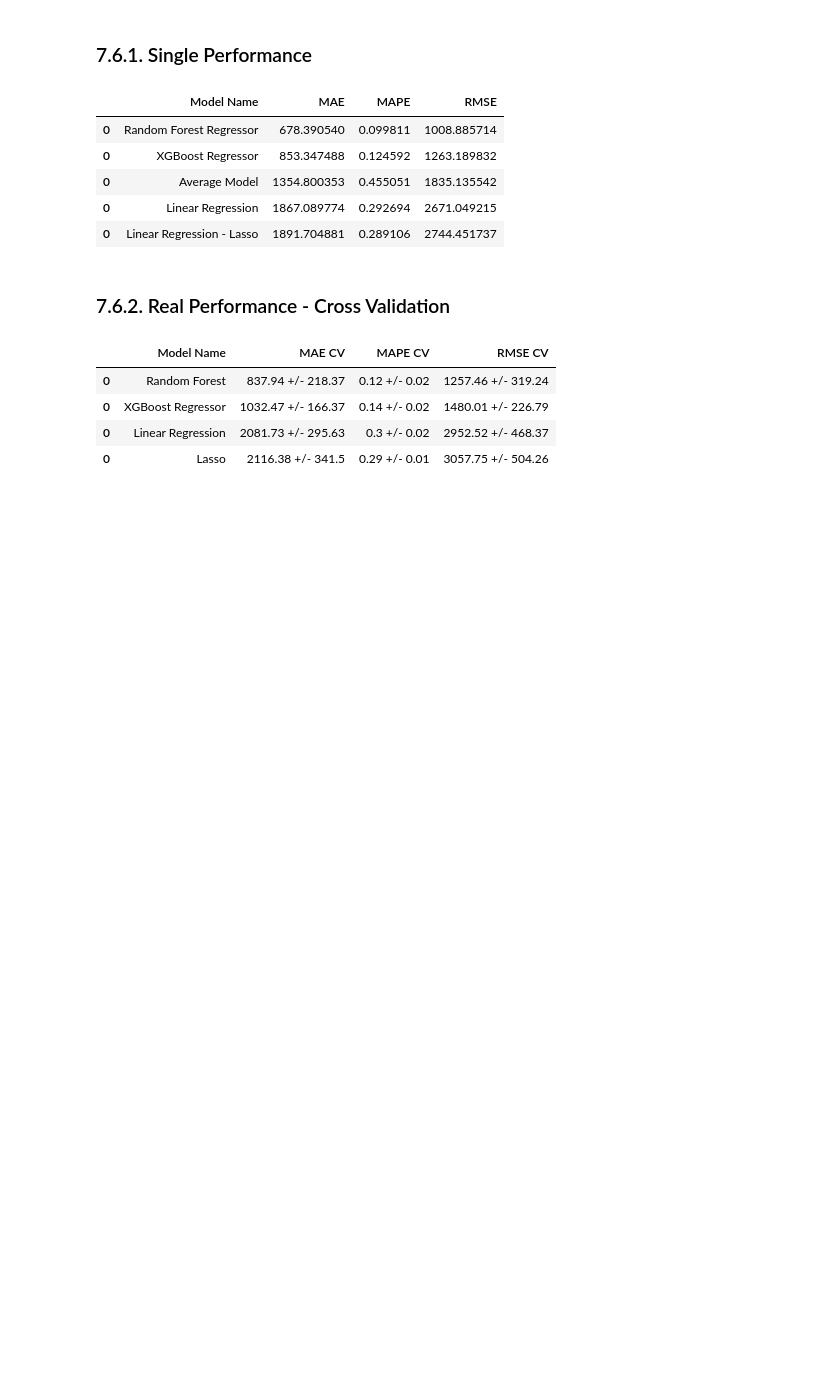
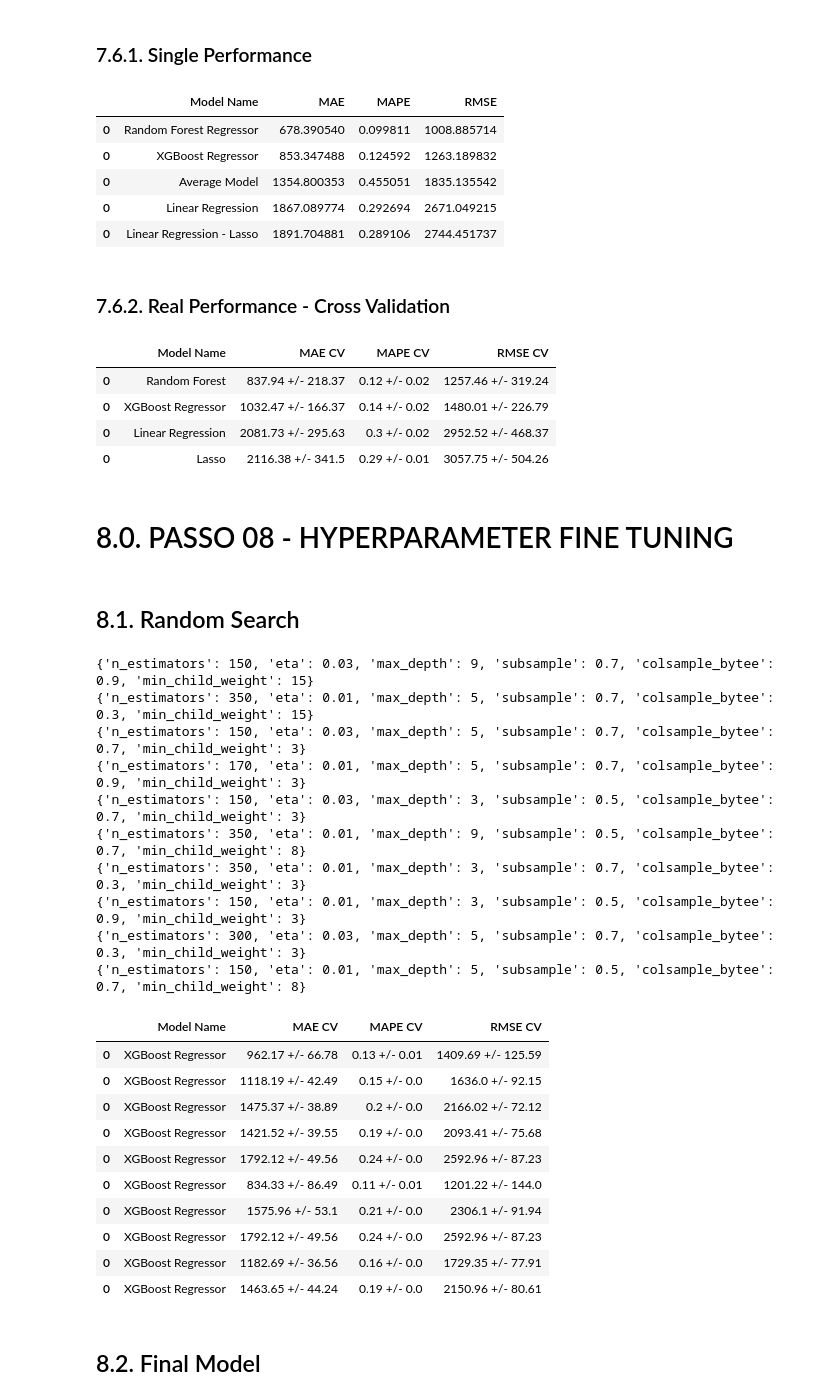
Before and after one commit to brunosmenezes/datascienceemproducao, a Jupyter notebook: m07_v01_store_sales_prediction.ipynb, the cells around one changed output. Drawn from its saved outputs; the diff is of its cells as text; code cells hidden in the pictures; blank space fills up the shorter version.

Commit message:
hyper tuning finished

```diff
--- a/m07_v01_store_sales_prediction.ipynb
+++ b/m07_v01_store_sales_prediction.ipynb
@@ -1255,3 +1255,7 @@ modelling_result_cv.sort_values('RMSE CV')
 | 0 | XGBoost Regressor | 1032.47 +/- 166.37 | 0.14 +/- 0.02 | 1480.01 +/- 226.79 |
 | 0 | Linear Regression | 2081.73 +/- 295.63 | 0.3 +/- 0.02 | 2952.52 +/- 468.37 |
 | 0 | Lasso | 2116.38 +/- 341.5 | 0.29 +/- 0.01 | 3057.75 +/- 504.26 |
+# %% [markdown]
+# 8.0. PASSO 08 - HYPERPARAMETER FINE TUNING
+# %% [markdown]
+## 8.1. Random Search
@@ -1257,0 +1266,59 @@ modelling_result_cv.sort_values('RMSE CV')
+# %%
+param = {
+    'n_estimators': [150, 170, 250, 300, 350],
+    'eta': [0.01, 0.03],
+    'max_depth': [3, 5, 9],
+    'subsample': [0.1, 0.5, 0.7],
+    'colsample_bytee': [0.3, 0.7, 0.9],
+    'min_child_weight':[3, 8, 15]
+        }
+
+MAX_EVAL = 10
+# %%
+final_result = pd.DataFrame()
+
+for i in range(MAX_EVAL):
+    # Choose values for parameters randomly
+    hp = {k: random.sample(v, 1)[0]for k, v in param.items()}
+    print(hp)
+
+    # model
+    model_xgb = xgb.XGBRegressor(objective = 'reg:squarederror',
+                                 n_estimators = hp['n_estimators'],
+                                 eta = hp['eta'],
+                                 max_depth = hp['max_depth'],
+                                 subsample = hp['subsample'],
+                                 colsample_bytee = hp['colsample_bytee'],
+                                 min_child_weight = hp['min_child_weight']
+                                )
+
+
+    # performance
+    result = cross_validation(x_training, 2, 'XGBoost Regressor', model_xgb, verbose = False)
+    final_result = pd.concat([final_result, result])
+
+final_result
+# %% [output]
+{'n_estimators': 150, 'eta': 0.03, 'max_depth': 9, 'subsample': 0.7, 'colsample_bytee': 0.9, 'min_child_weight': 15}
+{'n_estimators': 350, 'eta': 0.01, 'max_depth': 5, 'subsample': 0.7, 'colsample_bytee': 0.3, 'min_child_weight': 15}
+{'n_estimators': 150, 'eta': 0.03, 'max_depth': 5, 'subsample': 0.7, 'colsample_bytee': 0.7, 'min_child_weight': 3}
+{'n_estimators': 170, 'eta': 0.01, 'max_depth': 5, 'subsample': 0.7, 'colsample_bytee': 0.9, 'min_child_weight': 3}
+{'n_estimators': 150, 'eta': 0.03, 'max_depth': 3, 'subsample': 0.5, 'colsample_bytee': 0.7, 'min_child_weight': 3}
+{'n_estimators': 350, 'eta': 0.01, 'max_depth': 9, 'subsample': 0.5, 'colsample_bytee': 0.7, 'min_child_weight': 8}
+{'n_estimators': 350, 'eta': 0.01, 'max_depth': 3, 'subsample': 0.7, 'colsample_bytee': 0.3, 'min_child_weight': 3}
+{'n_estimators': 150, 'eta': 0.01, 'max_depth': 3, 'subsample': 0.5, 'colsample_bytee': 0.9, 'min_child_weight': 3}
+{'n_estimators': 300, 'eta': 0.03, 'max_depth': 5, 'subsample': 0.7, 'colsample_bytee': 0.3, 'min_child_weight': 3}
+{'n_estimators': 150, 'eta': 0.01, 'max_depth': 5, 'subsample': 0.5, 'colsample_bytee': 0.7, 'min_child_weight': 8}
+|  | Model Name | MAE CV | MAPE CV | RMSE CV |
+| 0 | XGBoost Regressor | 962.17 +/- 66.78 | 0.13 +/- 0.01 | 1409.69 +/- 125.59 |
+| 0 | XGBoost Regressor | 1118.19 +/- 42.49 | 0.15 +/- 0.0 | 1636.0 +/- 92.15 |
+| 0 | XGBoost Regressor | 1475.37 +/- 38.89 | 0.2 +/- 0.0 | 2166.02 +/- 72.12 |
+| 0 | XGBoost Regressor | 1421.52 +/- 39.55 | 0.19 +/- 0.0 | 2093.41 +/- 75.68 |
+| 0 | XGBoost Regressor | 1792.12 +/- 49.56 | 0.24 +/- 0.0 | 2592.96 +/- 87.23 |
+| 0 | XGBoost Regressor | 834.33 +/- 86.49 | 0.11 +/- 0.01 | 1201.22 +/- 144.0 |
+| 0 | XGBoost Regressor | 1575.96 +/- 53.1 | 0.21 +/- 0.0 | 2306.1 +/- 91.94 |
+| 0 | XGBoost Regressor | 1792.12 +/- 49.56 | 0.24 +/- 0.0 | 2592.96 +/- 87.23 |
+| 0 | XGBoost Regressor | 1182.69 +/- 36.56 | 0.16 +/- 0.0 | 1729.35 +/- 77.91 |
+| 0 | XGBoost Regressor | 1463.65 +/- 44.24 | 0.19 +/- 0.0 | 2150.96 +/- 80.61 |
+# %% [markdown]
+## 8.2. Final Model
```
Also changed, not shown: parts of 6 cells of this notebook.
